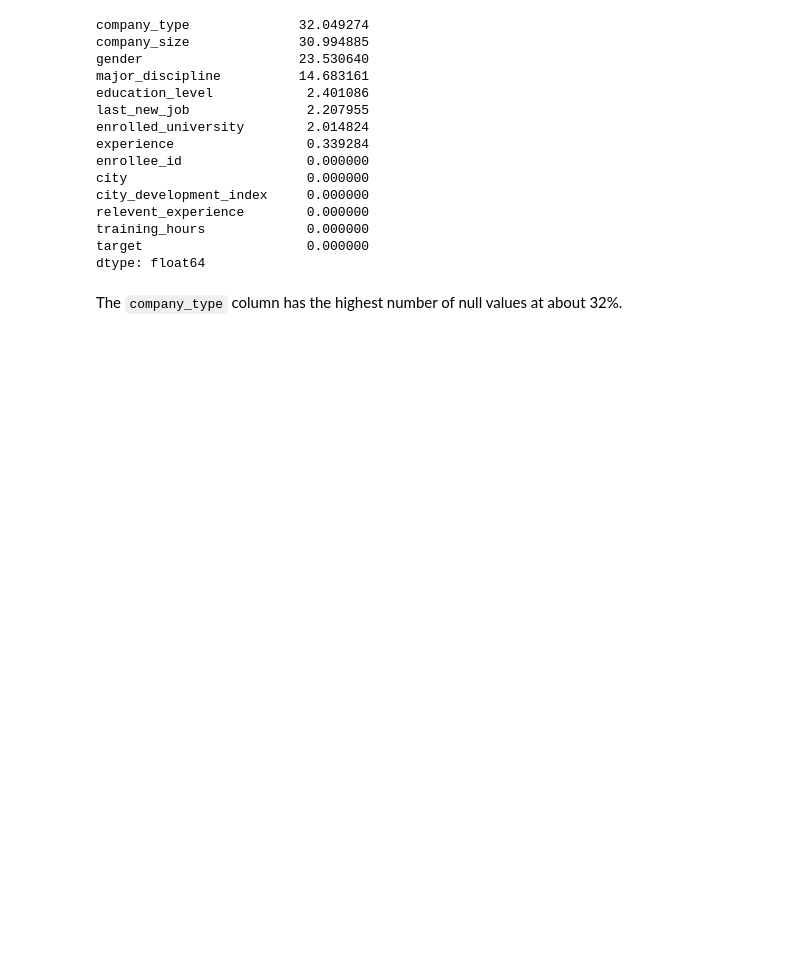
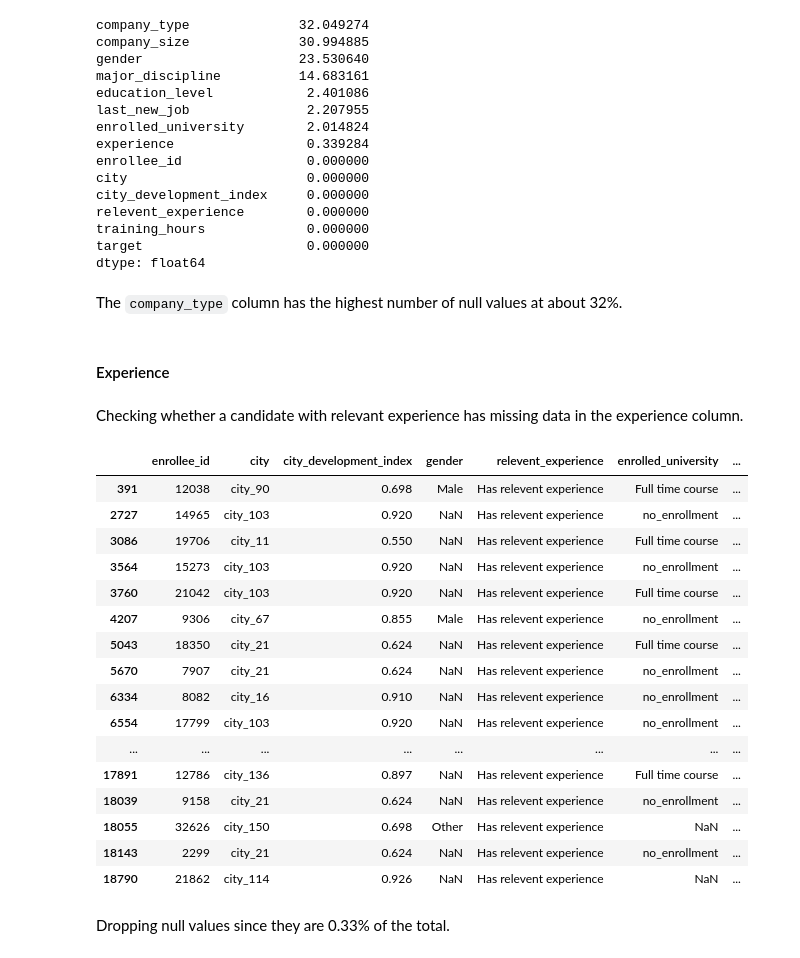
Before and after one commit to AKCaleb/HR-Analytics-Job-Change-of-Data-Scientists, a Jupyter notebook: Data_Analysis_and_visualization.ipynb, the cells around one changed output. Drawn from its saved outputs; the diff is of its cells as text; code cells hidden in the pictures; blank space fills up the shorter version.

Commit message:
missing values

```diff
--- a/Data_Analysis_and_visualization.ipynb
+++ b/Data_Analysis_and_visualization.ipynb
@@ -97,6 +100,9 @@ These are rows that have the same entries across all columns.
 data.duplicated().sum()
 # %% [output]
 0
+# %%
+# dropping duplicates
+data.drop_duplicates(inplace=True)
 # %% [markdown]
 There are no duplicates in the dataframe
 # %% [markdown]
@@ -122,3 +146,29 @@ target                     0.000000
 dtype: float64
 # %% [markdown]
 The `company_type` column has the highest number of null values at about 32%.
+# %% [markdown]
+#### Experience
+# %% [markdown]
+Checking whether a candidate with relevant experience has missing data in the experience column.
+# %%
+data.query("experience != experience and relevent_experience == 'Has relevent experience'")
+# %% [output]
+|  | enrollee_id | city | city_development_index | gender | relevent_experience | enrolled_university | ... |
+| 391 | 12038 | city_90 | 0.698 | Male | Has relevent experience | Full time course | ... |
+| 2727 | 14965 | city_103 | 0.920 | NaN | Has relevent experience | no_enrollment | ... |
+| 3086 | 19706 | city_11 | 0.550 | NaN | Has relevent experience | Full time course | ... |
+| 3564 | 15273 | city_103 | 0.920 | NaN | Has relevent experience | no_enrollment | ... |
+| 3760 | 21042 | city_103 | 0.920 | NaN | Has relevent experience | Full time course | ... |
+| 4207 | 9306 | city_67 | 0.855 | Male | Has relevent experience | no_enrollment | ... |
+| 5043 | 18350 | city_21 | 0.624 | NaN | Has relevent experience | Full time course | ... |
+| 5670 | 7907 | city_21 | 0.624 | NaN | Has relevent experience | no_enrollment | ... |
+| 6334 | 8082 | city_16 | 0.910 | NaN | Has relevent experience | no_enrollment | ... |
+| 6554 | 17799 | city_103 | 0.920 | NaN | Has relevent experience | no_enrollment | ... |
+| ... | ... | ... | ... | ... | ... | ... | ... |
+| 17891 | 12786 | city_136 | 0.897 | NaN | Has relevent experience | Full time course | ... |
+| 18039 | 9158 | city_21 | 0.624 | NaN | Has relevent experience | no_enrollment | ... |
+| 18055 | 32626 | city_150 | 0.698 | Other | Has relevent experience | NaN | ... |
+| 18143 | 2299 | city_21 | 0.624 | NaN | Has relevent experience | no_enrollment | ... |
+| 18790 | 21862 | city_114 | 0.926 | NaN | Has relevent experience | NaN | ... |
+# %% [markdown]
+Dropping null values since they are 0.33% of the total.
```
Also changed, not shown: parts of 45 cells of this notebook.
